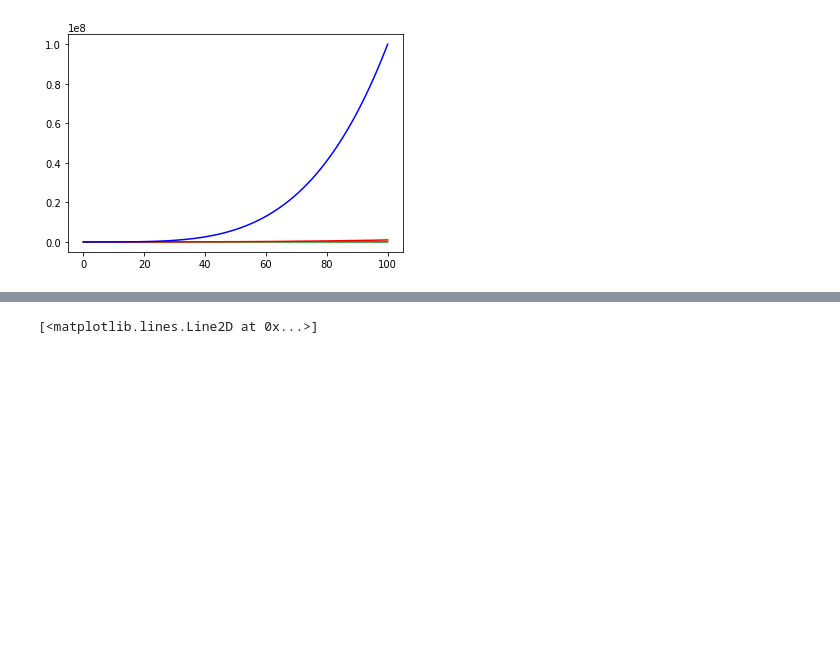
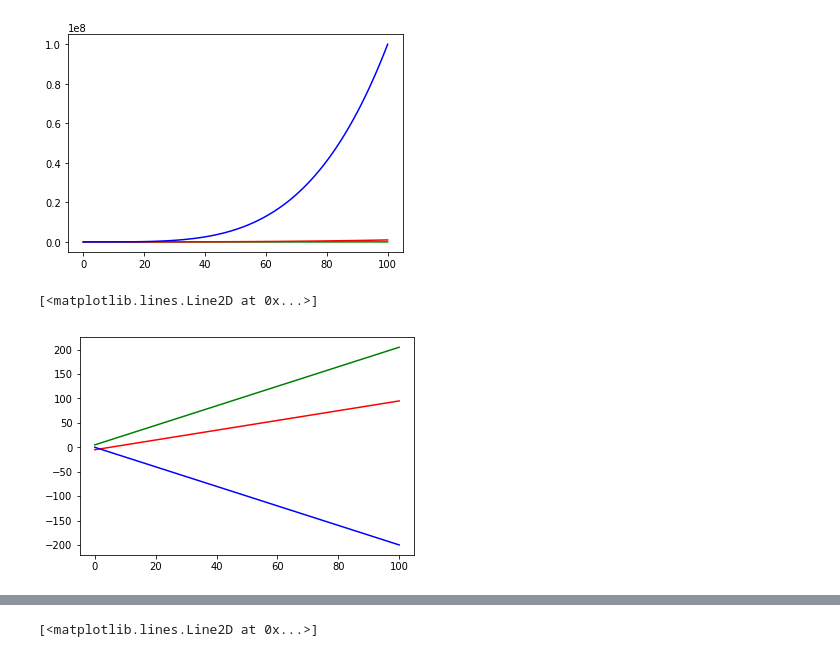
Before and after one commit to aaronBurns59/4th-year-two-variables-pyplot, a Jupyter notebook: pyplot.ipynb, the cells around one changed output, grey strips where cells are left out. Drawn from its saved outputs; the diff is of its cells as text; code cells hidden in the pictures; blank space fills up the shorter version.

```diff
--- a/pyplot.ipynb
+++ b/pyplot.ipynb
@@ -18,3 +18,15 @@ plt.plot(x,y3,'b')
 # %% [output]
 [<matplotlib.lines.Line2D at 0x...>]
 [figure]
+# %%
+x =np.linspace(0.0, 100, 101)
+y1 = 2.0 * x + 5.0
+y2 = 1.0 * x - 5.0
+y3 = -2.0 * x + 0.0
+
+plt.plot(x,y1,'g')
+plt.plot(x,y2,'r')
+plt.plot(x,y3,'b')
+# %% [output]
+[<matplotlib.lines.Line2D at 0x...>]
+[figure, added]
```
Also changed, not shown: parts of 2 cells of this notebook.
